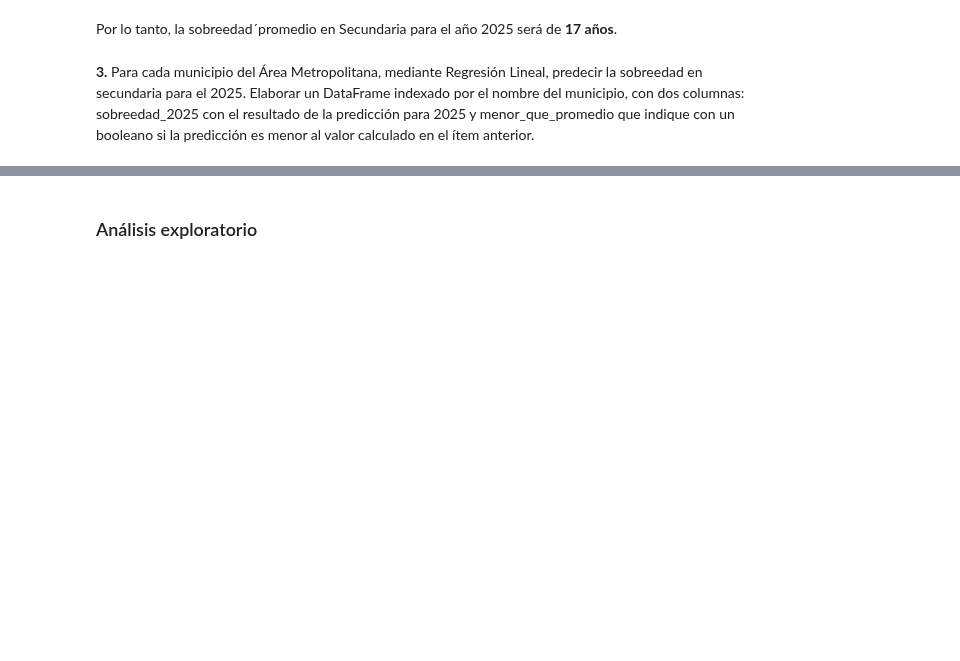
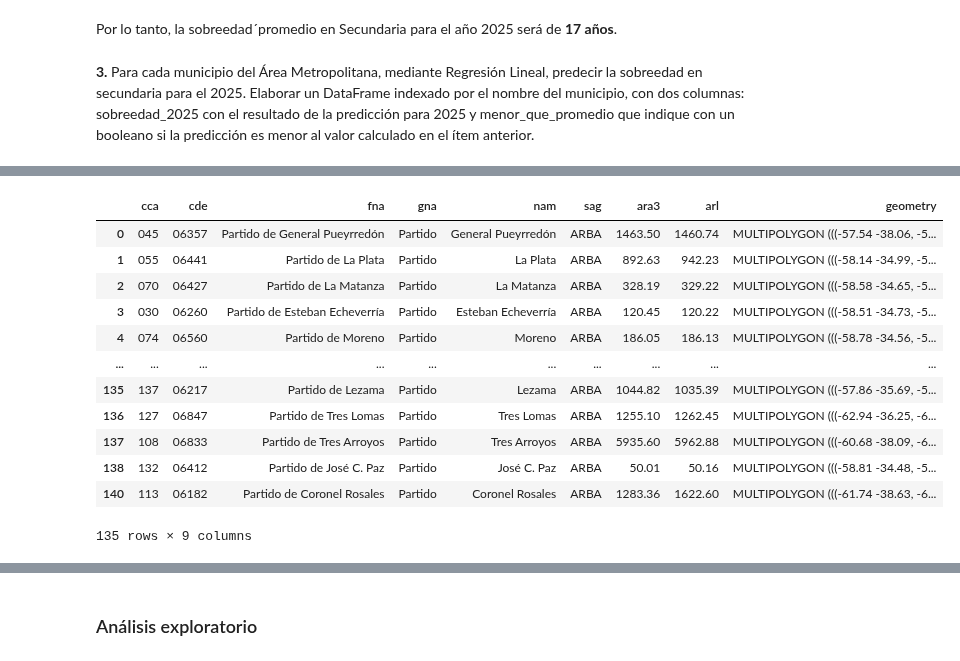
Before and after one commit to rodricoppa/TP1-LDD, a Jupyter notebook: TP_1.ipynb, the cells around one changed output, grey strips where cells are left out. Saved outputs shown, nothing was run; the diff lists cells and outputs as text; code cells hidden in the pictures; blank space fills up the shorter version.

```diff
--- a/TP_1.ipynb
+++ b/TP_1.ipynb
@@ -372,0 +473,3 @@ geo_df.to_file('partidos_limpio.geojson', driver='GeoJSON')
+# %%
+sin_Islas= df_geo['nam'].apply(lambda n: not(n.startswith("Islas")))
+sin_Islas
@@ -372,0 +489,17 @@ geo_df.to_file('partidos_limpio.geojson', driver='GeoJSON')
+# %%
+df_geo = df_geo[sin_Islas]
+df_geo
+# %% [output]
+|  | cca | cde | fna | gna | nam | sag | ara3 | arl | geometry |
+| 0 | 045 | 06357 | Partido de General Pueyrredón | Partido | General Pueyrredón | ARBA | 1463.50 | 1460.74 | MULTIPOLYGON (((-57.54 -38.06, -5... |
+| 1 | 055 | 06441 | Partido de La Plata | Partido | La Plata | ARBA | 892.63 | 942.23 | MULTIPOLYGON (((-58.14 -34.99, -5... |
+| 2 | 070 | 06427 | Partido de La Matanza | Partido | La Matanza | ARBA | 328.19 | 329.22 | MULTIPOLYGON (((-58.58 -34.65, -5... |
+| 3 | 030 | 06260 | Partido de Esteban Echeverría | Partido | Esteban Echeverría | ARBA | 120.45 | 120.22 | MULTIPOLYGON (((-58.51 -34.73, -5... |
+| 4 | 074 | 06560 | Partido de Moreno | Partido | Moreno | ARBA | 186.05 | 186.13 | MULTIPOLYGON (((-58.78 -34.56, -5... |
+| ... | ... | ... | ... | ... | ... | ... | ... | ... | ... |
+| 135 | 137 | 06217 | Partido de Lezama | Partido | Lezama | ARBA | 1044.82 | 1035.39 | MULTIPOLYGON (((-57.86 -35.69, -5... |
+| 136 | 127 | 06847 | Partido de Tres Lomas | Partido | Tres Lomas | ARBA | 1255.10 | 1262.45 | MULTIPOLYGON (((-62.94 -36.25, -6... |
+| 137 | 108 | 06833 | Partido de Tres Arroyos | Partido | Tres Arroyos | ARBA | 5935.60 | 5962.88 | MULTIPOLYGON (((-60.68 -38.09, -6... |
+| 138 | 132 | 06412 | Partido de José C. Paz | Partido | José C. Paz | ARBA | 50.01 | 50.16 | MULTIPOLYGON (((-58.81 -34.48, -5... |
+| 140 | 113 | 06182 | Partido de Coronel Rosales | Partido | Coronel Rosales | ARBA | 1283.36 | 1622.60 | MULTIPOLYGON (((-61.74 -38.63, -6... |
+135 rows × 9 columns
```
Also changed, not shown: parts of 37 cells of this notebook.
